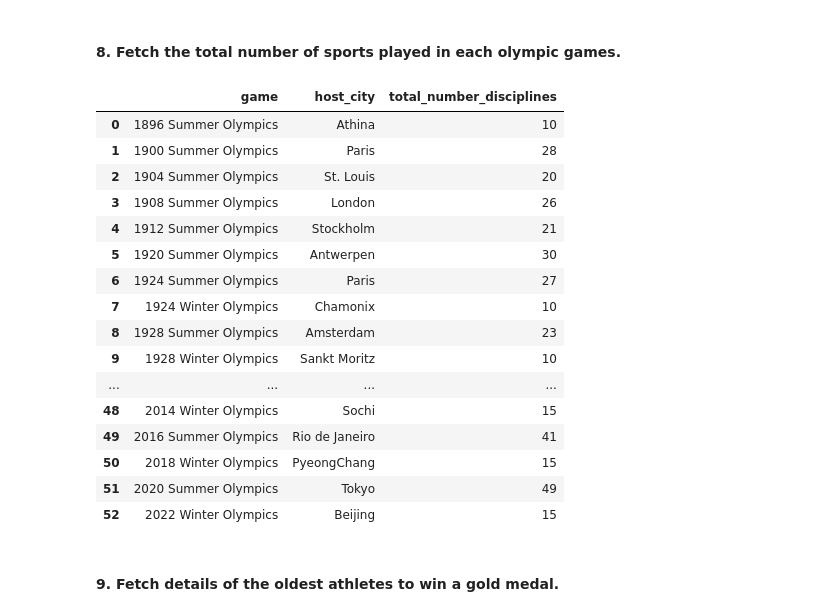
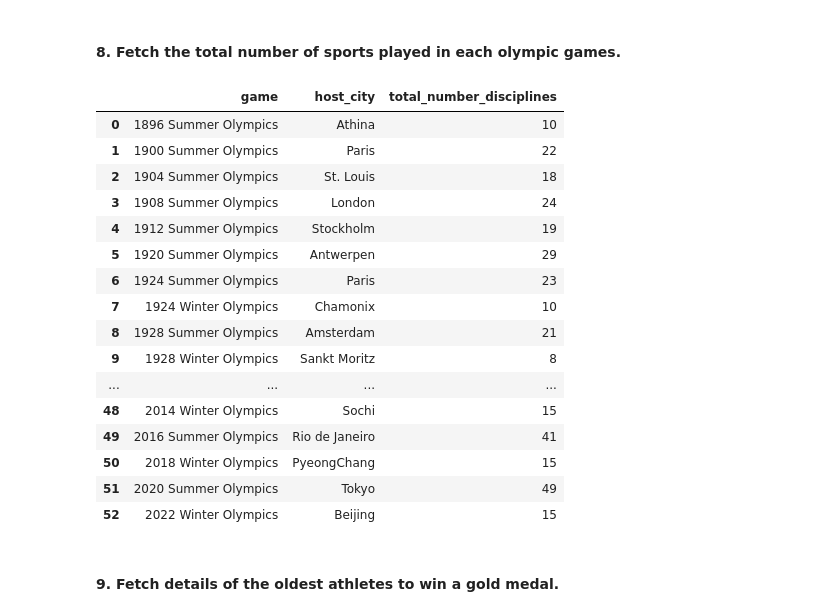
Before and after one commit to chanronnie/Olympics, a Jupyter notebook: analysis/olympics_analysis.ipynb, the cells around one changed output. Cells and saved outputs as stored; diff of their text form; code cells hidden in the pictures.

```diff
--- a/analysis/olympics_analysis.ipynb
+++ b/analysis/olympics_analysis.ipynb
@@ -408,25 +484,27 @@ ORDER BY c.year
 # %%
 pd.read_sql("""
 SELECT
     h.game,
     c.host_city,
     COUNT(DISTINCT h.sport) AS total_number_disciplines
 FROM olympics.olympic_history_cleaned h
 JOIN olympics.host_cities c ON h.game = c.game
+JOIN olympics.athletes_roles r ON h.id = r.id
+WHERE r.roles NOT LIKE '%(non-medal events)%'
 GROUP BY h.game, c.host_city
 """, conn)
 # %% [output]
 |  | game | host_city | total_number_disciplines |
 | 0 | 1896 Summer Olympics | Athina | 10 |
-| 1 | 1900 Summer Olympics | Paris | 28 |
-| 2 | 1904 Summer Olympics | St. Louis | 20 |
-| 3 | 1908 Summer Olympics | London | 26 |
-| 4 | 1912 Summer Olympics | Stockholm | 21 |
-| 5 | 1920 Summer Olympics | Antwerpen | 30 |
-| 6 | 1924 Summer Olympics | Paris | 27 |
+| 1 | 1900 Summer Olympics | Paris | 22 |
+| 2 | 1904 Summer Olympics | St. Louis | 18 |
+| 3 | 1908 Summer Olympics | London | 24 |
+| 4 | 1912 Summer Olympics | Stockholm | 19 |
+| 5 | 1920 Summer Olympics | Antwerpen | 29 |
+| 6 | 1924 Summer Olympics | Paris | 23 |
 | 7 | 1924 Winter Olympics | Chamonix | 10 |
-| 8 | 1928 Summer Olympics | Amsterdam | 23 |
-| 9 | 1928 Winter Olympics | Sankt Moritz | 10 |
+| 8 | 1928 Summer Olympics | Amsterdam | 21 |
+| 9 | 1928 Winter Olympics | Sankt Moritz | 8 |
 | ... | ... | ... | ... |
 | 48 | 2014 Winter Olympics | Sochi | 15 |
 | 49 | 2016 Summer Olympics | Rio de Janeiro | 41 |
```
Also changed, not shown: parts of 24 cells of this notebook.
